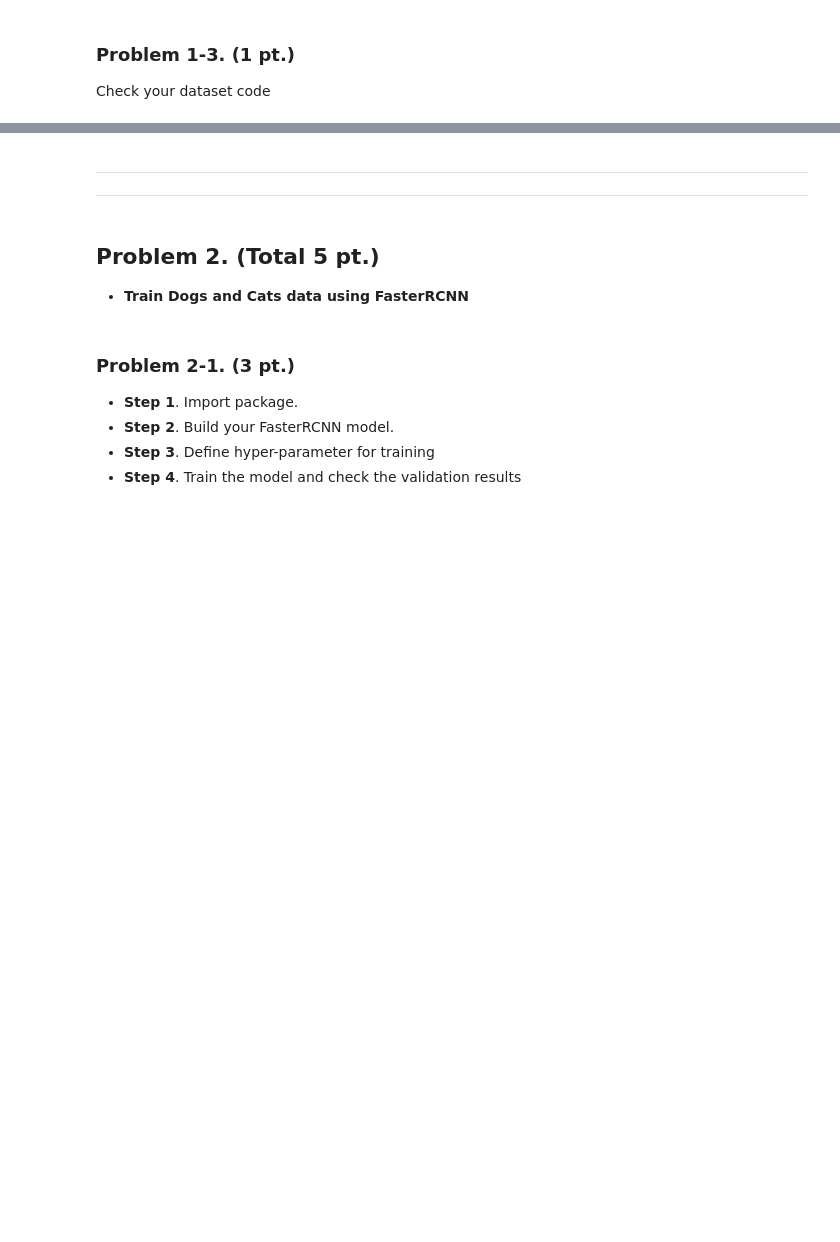
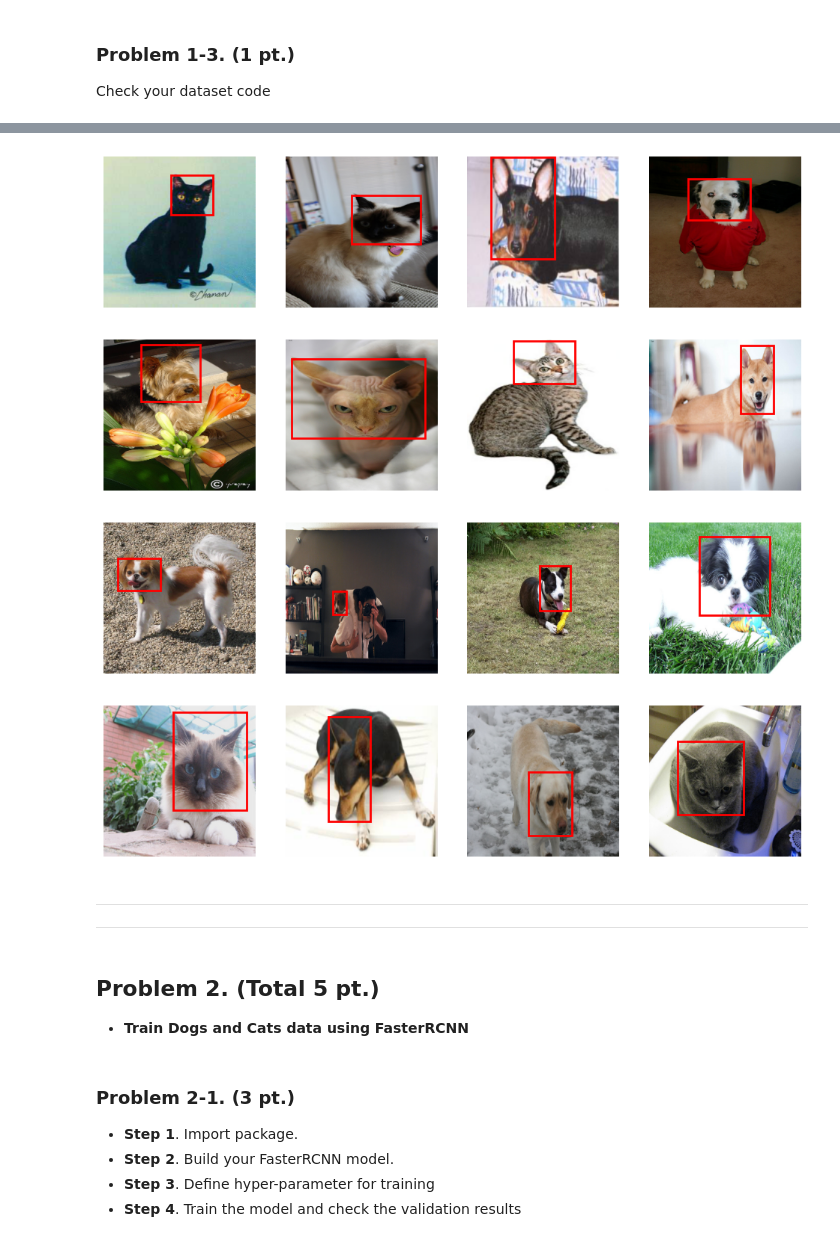
Before and after one commit to Yohan-ParkGist/S24_DL, a Jupyter notebook: HW03_20195067.ipynb, the cells around one changed output, grey strips where cells are left out. Saved outputs shown, nothing was run; the diff lists cells and outputs as text; code cells hidden in the pictures; blank space fills up the shorter version.

```diff
--- a/HW03_20195067.ipynb
+++ b/HW03_20195067.ipynb
@@ -281,3 +225,31 @@ Check your dataset code
+# %%
+# visualize train image's bbox
+def visualize_data_bbox(loader, batch_size, num_batches=1, num_images_per_batch=2):
+    for i, (imgs, targets) in enumerate(loader):
+        fig, axs = plt.subplots(1, num_images_per_batch, figsize=(num_images_per_batch*3, 3))
+        for j in range(num_images_per_batch):
+            img = imgs[j].permute(1, 2, 0).numpy()
+            img = (img * 0.5 + 0.5) * 255
+            img = img.astype(np.uint8)
+            axs[j].imshow(img)
+            for box in targets[j]['boxes']:
+                rect = patches.Rectangle(
+                    (box[0], box[1]), box[2] - box[0], box[3] - box[1],
+                    linewidth=2, edgecolor='r', facecolor='none'
+                )
+                axs[j].add_patch(rect)
+            axs[j].axis('off')
+        plt.show()
+        if i >= num_batches - 1:
+            break
+
+# Visualize some data
+visualize_data_bbox(data_loader, batch_size=4, num_batches=4, num_images_per_batch=4)
+# %% [output]
+[figure, added]
+[figure, added]
+[figure, added]
+[figure, added]
 # %% [markdown]
 ---
 ---
```
Also changed, not shown: parts of 39 cells of this notebook, 8 other files.
